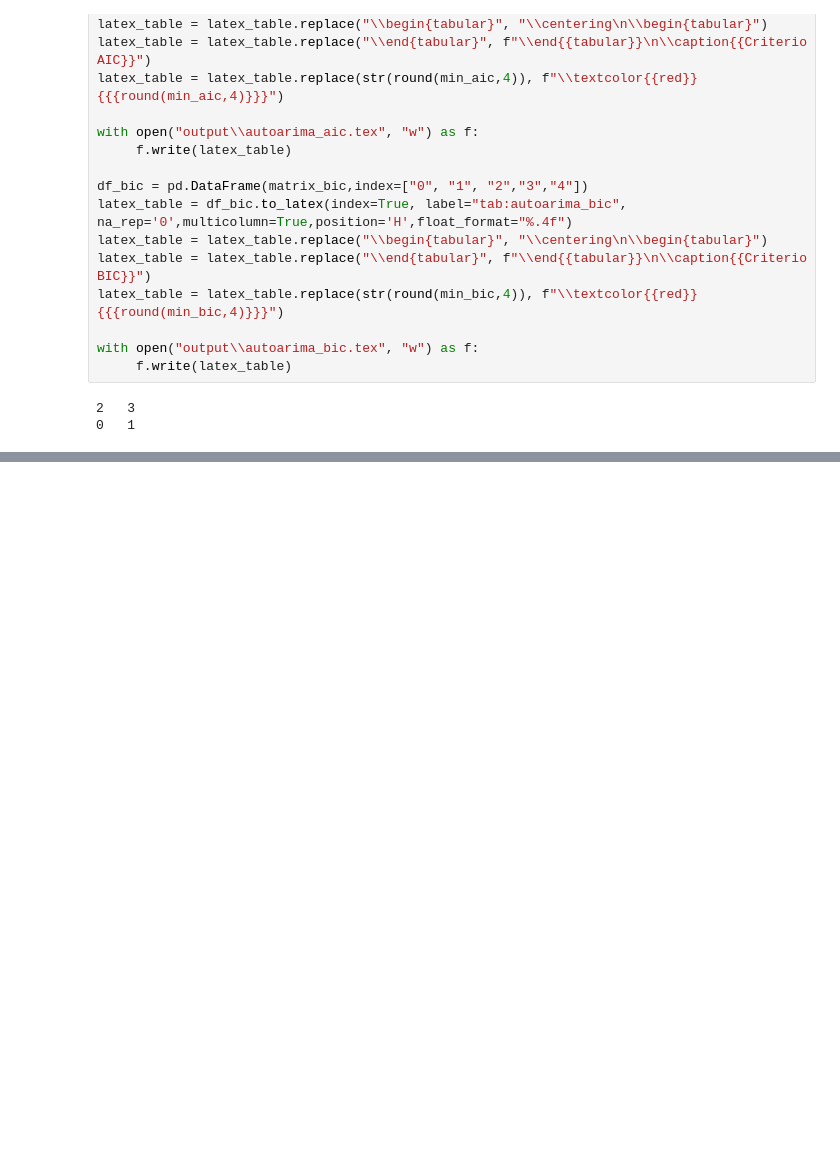
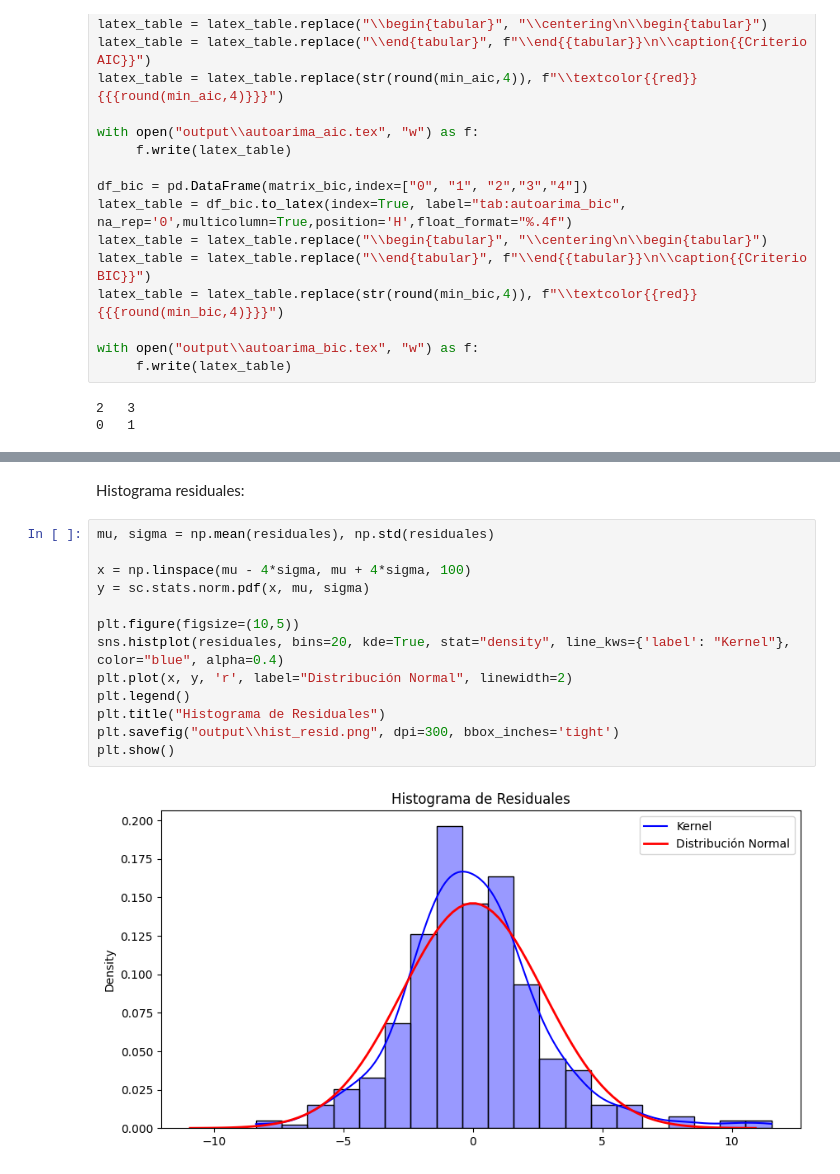
Before and after one commit to nicolozanoh/202510-Series-Taller2, a Jupyter notebook: scripts/nb.ipynb, the cells around one changed output, grey strips where cells are left out. Saved outputs shown, nothing was run; the diff lists cells and outputs as text; blank space fills up the shorter version.

```diff
--- a/scripts/nb.ipynb
+++ b/scripts/nb.ipynb
@@ -174,0 +199,17 @@ with open("output\\autoarima_bic.tex", "w") as f:
+# %% [markdown]
+Histograma residuales:
+# %%
+mu, sigma = np.mean(residuales), np.std(residuales)
+
+x = np.linspace(mu - 4*sigma, mu + 4*sigma, 100)
+y = sc.stats.norm.pdf(x, mu, sigma)
+
+plt.figure(figsize=(10,5))
+sns.histplot(residuales, bins=20, kde=True, stat="density", line_kws={'label': "Kernel"}, color="blue", alpha=0.4)
+plt.plot(x, y, 'r', label="Distribución Normal", linewidth=2)
+plt.legend()
+plt.title("Histograma de Residuales")
+plt.savefig("output\\hist_resid.png", dpi=300, bbox_inches='tight')
+plt.show()
+# %% [output]
+[figure, added]
```
Also changed, not shown: parts of 5 cells of this notebook, 2 other files.
